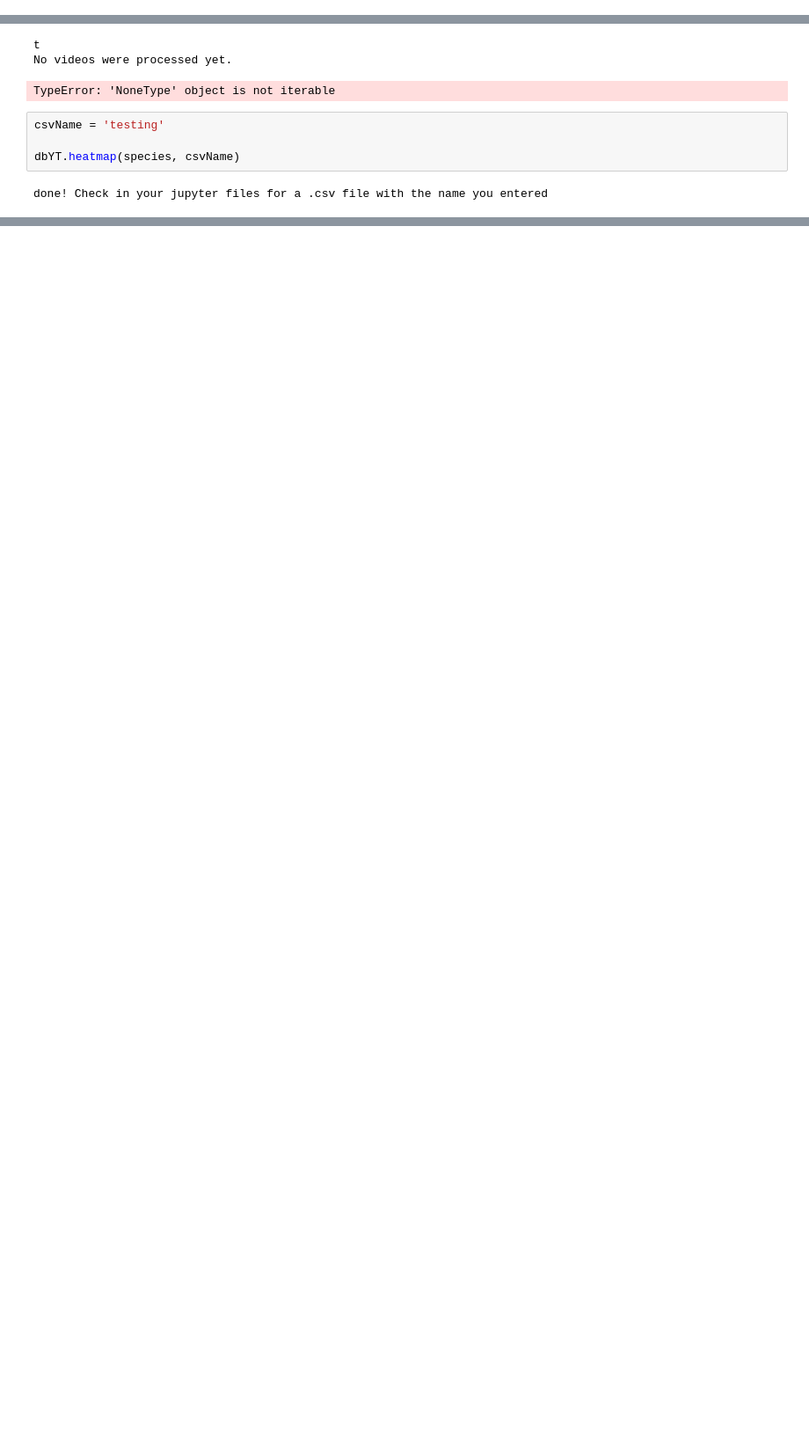
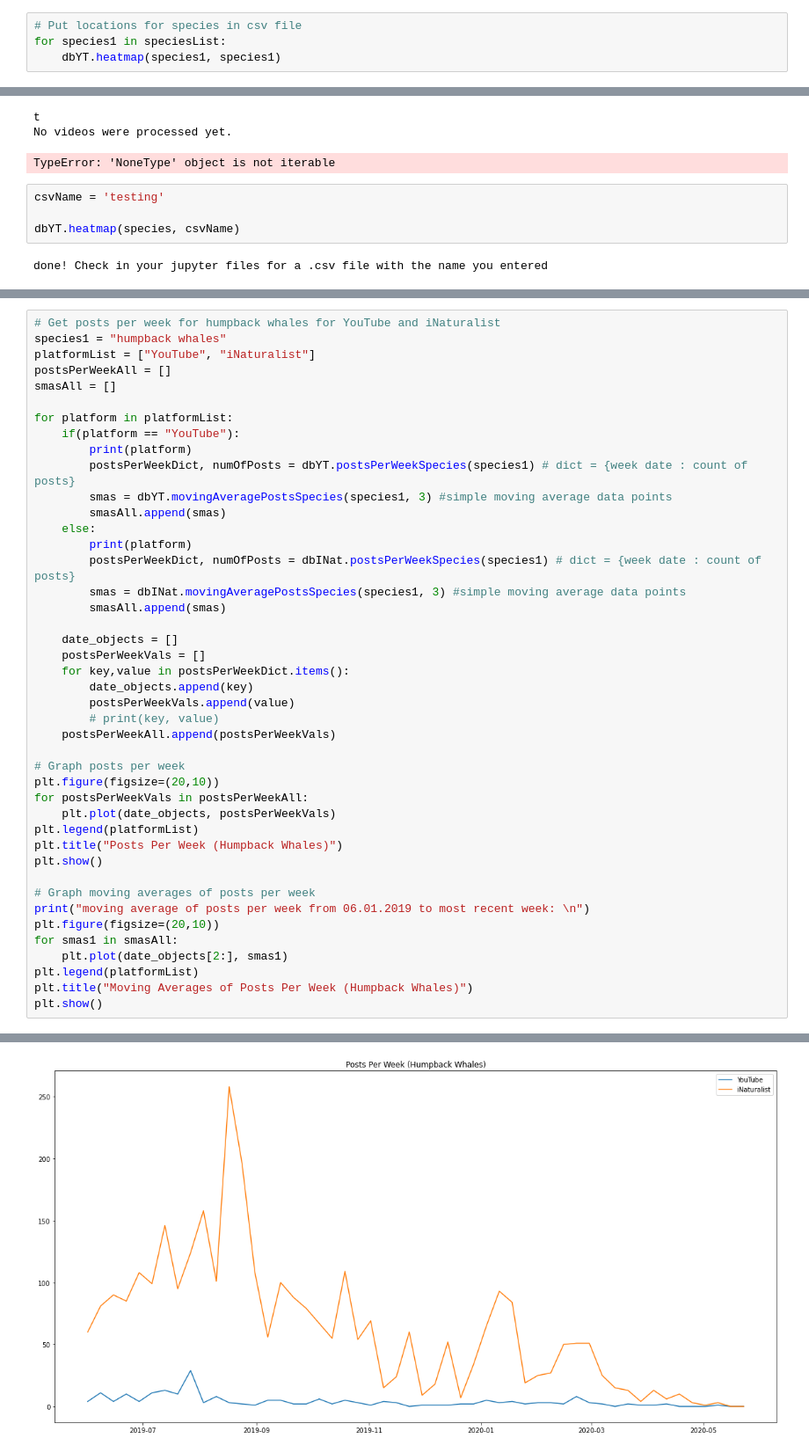
Before and after one commit to FuckBrains/wildbook-social, a Jupyter notebook: playground/Database.ipynb, the cells around one changed output, grey strips where cells are left out. Shown at 88% size. Drawn from its saved outputs; the diff is of its cells as text; blank space fills up the shorter version.

Commit message:
Create graphs for each species across platforms

```diff
--- a/playground/Database.ipynb
+++ b/playground/Database.ipynb
@@ -92,0 +95,4 @@ moving average of posts per week from 06.01.2019 to most recent week:
+# %%
+# Put locations for species in csv file
+for species1 in speciesList:
+    dbYT.heatmap(species1, species1)
@@ -260,0 +278,44 @@ done! Check in your jupyter files for a .csv file with the name you entered
+# %%
+# Get posts per week for humpback whales for YouTube and iNaturalist
+species1 = "humpback whales"
+platformList = ["YouTube", "iNaturalist"]
+postsPerWeekAll = []
+smasAll = []
+
+for platform in platformList:
+    if(platform == "YouTube"):
+        print(platform)
+        postsPerWeekDict, numOfPosts = dbYT.postsPerWeekSpecies(species1) # dict = {week date : count of posts}
+        smas = dbYT.movingAveragePostsSpecies(species1, 3) #simple moving average data points
+        smasAll.append(smas)
+    else:
+        print(platform)
+        postsPerWeekDict, numOfPosts = dbINat.postsPerWeekSpecies(species1) # dict = {week date : count of posts}
+        smas = dbINat.movingAveragePostsSpecies(species1, 3) #simple moving average data points
+        smasAll.append(smas)
+
+    date_objects = []
+    postsPerWeekVals = []
+    for key,value in postsPerWeekDict.items():
+        date_objects.append(key)
+        postsPerWeekVals.append(value)
+        # print(key, value)
+    postsPerWeekAll.append(postsPerWeekVals)
+
+# Graph posts per week
+plt.figure(figsize=(20,10))
+for postsPerWeekVals in postsPerWeekAll:
+    plt.plot(date_objects, postsPerWeekVals)
+plt.legend(platformList)
+plt.title("Posts Per Week (Humpback Whales)")
+plt.show()
+
+# Graph moving averages of posts per week
+print("moving average of posts per week from 06.01.2019 to most recent week: \n")
+plt.figure(figsize=(20,10))
+for smas1 in smasAll:
+    plt.plot(date_objects[2:], smas1)
+plt.legend(platformList)
+plt.title("Moving Averages of Posts Per Week (Humpback Whales)")
+plt.show()
+# %% [output]
@@ -260,0 +324 @@ done! Check in your jupyter files for a .csv file with the name you entered
+[figure, added]
```
Also changed, not shown: parts of 16 cells of this notebook, 1 other file.
